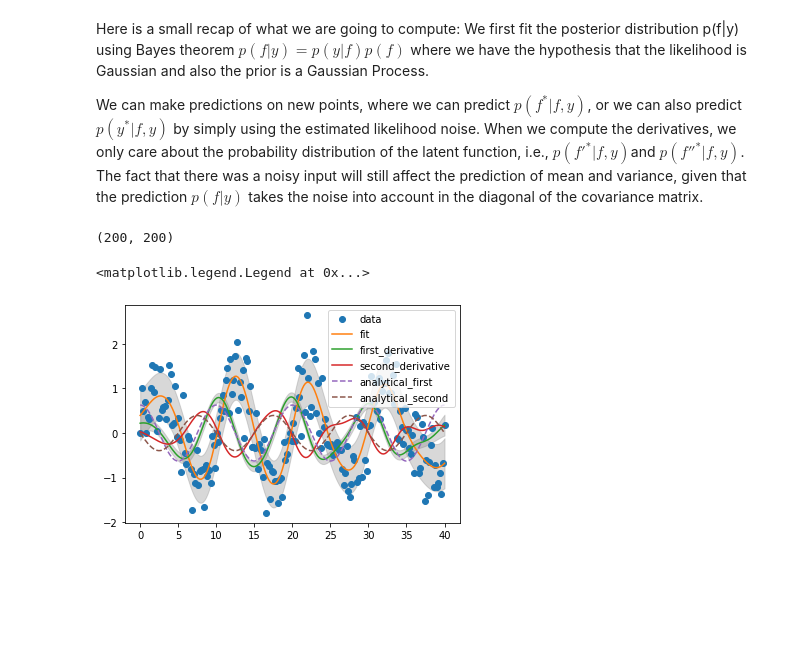
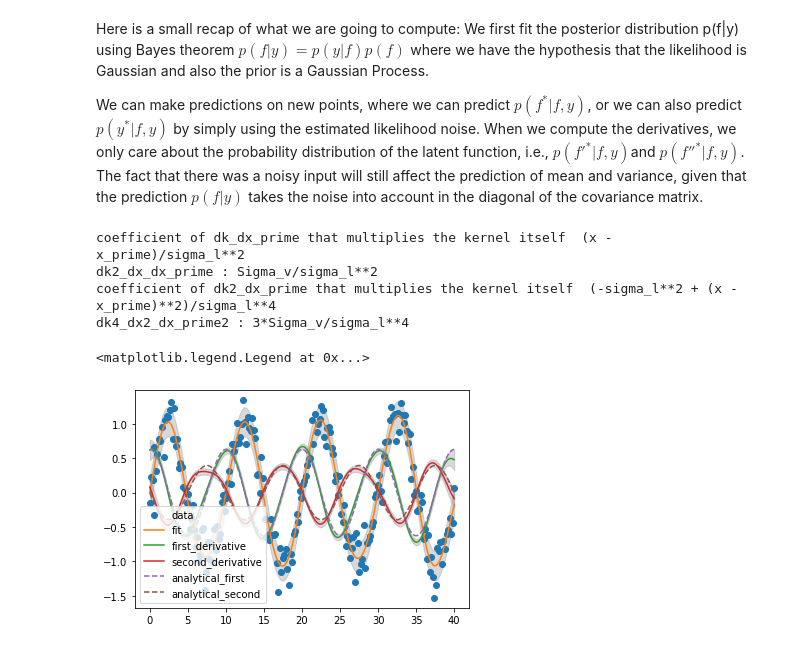
Before and after one commit to franzesegiovanni/gaussian_process_tutorials, a Jupyter notebook: Derivative_of_a_Gaussian_Process_is_a_Gaussian_Process.ipynb, the cells around one changed output. Saved outputs shown, nothing was run; the diff lists cells and outputs as text; code cells hidden in the pictures; blank space fills up the shorter version.

```diff
--- a/Derivative_of_a_Gaussian_Process_is_a_Gaussian_Process.ipynb
+++ b/Derivative_of_a_Gaussian_Process_is_a_Gaussian_Process.ipynb
@@ -16,6 +16,49 @@ from sklearn.gaussian_process.kernels import RBF, WhiteKernel, ConstantKernel as
 from scipy import linalg
 import matplotlib.pyplot as plt
 %matplotlib inline
+# %%
+from sympy import symbols, diff, exp, simplify
+
+# Define symbols
+x, x_prime, Sigma_v, sigma_l = symbols('x x_prime Sigma_v sigma_l')
+
+# Define the function k_RBF(x, x_prime)
+k_RBF = Sigma_v * exp(-(x - x_prime)**2/(2* (sigma_l)**2))
+
+
+dk_dx_prime = simplify(diff(k_RBF, x_prime, 1))
+
+# print("dk_dx_prime :", dk_dx_prime)
+
+ratio_dk_dx_prime = simplify(dk_dx_prime/ k_RBF)
+
+print("coefficient of dk_dx_prime that multiplies the kernel itself ", ratio_dk_dx_prime)
+
+dk2_dx_dx_prime = diff(diff(k_RBF, x, 1), x_prime, 1)
+
+
+dk2_dx_dx_prime= simplify(dk2_dx_dx_prime.subs(x, x_prime))
+
+
+print("dk2_dx_dx_prime :",dk2_dx_dx_prime)
+
+dk2_dx_prime = simplify(diff(k_RBF, x_prime, 2))
+
+# print("dk2_dx_prime :", dk2_dx_prime)
+
+print("coefficient of dk2_dx_prime that multiplies the kernel itself ", simplify(dk2_dx_prime/ k_RBF))
+
+dk4_dx2_dx_prime2 = diff(diff(k_RBF, x, 2), x_prime, 2)
+
+
+dk4_dx2_dx_prime2=simplify(dk4_dx2_dx_prime2.subs(x, x_prime))
+
+print("dk4_dx2_dx_prime2 :", dk4_dx2_dx_prime2)
+# %% [output]
+coefficient of dk_dx_prime that multiplies the kernel itself  (x - x_prime)/sigma_l**2
+dk2_dx_dx_prime : Sigma_v/sigma_l**2
+coefficient of dk2_dx_prime that multiplies the kernel itself  (-sigma_l**2 + (x - x_prime)**2)/sigma_l**4
+dk4_dx2_dx_prime2 : 3*Sigma_v/sigma_l**4
 # %%
 class GPR():
     def __init__(self, kernel, alpha=1e-10, n_restarts_optimizer=1):
@@ -34,7 +77,7 @@ class GPR():
 
         self.noise_var_ = gp_.alpha + self.kernel_.get_params()['k2__noise_level']
 
-        self.max_var   = self.kernel_.get_params()['k1__k1__constant_value']
+        self.Sigma_v   = self.kernel_.get_params()['k1__k1__constant_value']
 
         self.kernel_params_= [self.kernel_.get_params()['k1__k2__length_scale'], self.kernel_.get_params()['k1']]
 
@@ -44,7 +87,6 @@ class GPR():
 
     def predict(self, x, return_std=True): # here we predict p(y*|f,y)
         k_star = self.kernel_(self.X, x)
-        print(k_star.shape)
         k_star_K_inv_ = np.transpose(k_star) @ self.K_inv
         self.mu=k_star_K_inv_ @ self.Y
         self.sigma=None
@@ -71,11 +113,12 @@ class GPR():
             k_star= self.kernel_(self.X, x[i,:].reshape(1,-1))
             k_star_T=k_star.transpose()
             k_star_stack= np.vstack([k_star_T]*self.n_features)
-            dk_star_dx= k_star_stack * (self.X- x[i,:]).transpose()/ (lscale_stack** 2)
+            #coefficient of dk_dx_prime that multiplies the kernel itself  (x - x_prime)/sigma_l**2
+            dk_star_dx= k_star_stack * (self.X- x[i,:]).transpose()/ ( lscale_stack** 2)
             df_dx.append(dk_star_dx @ alfa)
             dk_star_dx_K_inv_= dk_star_dx @  self.K_inv
-
-            var_der=self.max_var/(lscale**2) - dk_star_dx_K_inv_ @ dk_star_dx.transpose()
+            #dk2_dx_dx_prime : Sigma_v/sigma_l**2
+            var_der=self.Sigma_v/(lscale**2) - dk_star_dx_K_inv_ @ dk_star_dx.transpose()
             sigma_df_dx.append(np.sqrt(var_der))
         return np.array(df_dx), np.array(sigma_df_dx)
 
@@ -96,47 +139,48 @@ class GPR():
             k_star= self.kernel_(self.X, x[i,:].reshape(1,-1))
             k_star_T=k_star.transpose()
             k_star_stack= np.vstack([k_star_T]*self.n_features)
-            dk2_star_dx2= k_star_stack * [(self.X- x[i,:]).transpose()/ (lscale_stack** 2)]* [(self.X- x[i,:]).transpose()/ (lscale_stack** 2)] - k_star_stack / (lscale_stack** 2)
-            dk2_star_dx2=dk2_star_dx2[0]
+            -Sigma_v*(2*sigma_l**2 - (x - x_prime)**2)/(4*sigma_l**4)
+            #coefficient of dk2_dx_prime that multiplies the kernel itself  (-sigma_l**2 + (x - x_prime)**2)/sigma_l**4
+            dk2_star_dx2= k_star_stack*(-(lscale_stack** 2) + (self.X- x[i,:]).transpose()**2)/(lscale_stack**4)
             df2_dx2.append(dk2_star_dx2 @ alfa)
             dk2_star_dx2_K_inv_= dk2_star_dx2 @  self.K_inv
-            var_der2=self.max_var/(lscale**4) - dk2_star_dx2_K_inv_ @ dk2_star_dx2.transpose()
+            #dk4_dx2_dx_prime2 : 3*Sigma_v/sigma_l**4
+            var_der2=3* self.Sigma_v/(lscale**4) - dk2_star_dx2_K_inv_ @ dk2_star_dx2.transpose()
             sigma_df2_dx2.append(np.sqrt(var_der2))
         return np.array(df2_dx2), np.array(sigma_df2_dx2)
 # %%
 amplitude=1
 frequency=0.1
-noise=0.3
+noise=0.2
 number_of_cycles=4
 omega= 2*np.pi*frequency
 number_samples=200
 time=np.linspace(0, number_of_cycles/frequency,number_samples)
 y=amplitude * np.sin(omega*time) + np.random.normal(0,noise,number_samples)
 dx_analytical= amplitude * omega* np.cos(omega*time)
 dx2_analytical= - amplitude * omega**2 * np.sin(omega*time)
 # prepare inputs for gp
 X=time.reshape(-1,1)
 Y=y.reshape(-1,1)
 plt.plot(X,Y, 'o')
 k = C(constant_value=1)  * RBF(1*np.ones(1)) + WhiteKernel(0.01 )
 gp=GPR(kernel=k)
 gp.fit(X,Y)
 t_test=np.linspace(0, number_of_cycles/frequency, number_samples).reshape(-1,1)
 y_pred, std =gp.predict(t_test)
 
 f_prime, std_prime=gp.predict_first_derivative(t_test)
 f_second, std_second=gp.predict_second_derivative(t_test)
 plt.plot(t_test, y_pred)
 plt.plot(t_test, f_prime[:,0,0])
 plt.plot(t_test, f_second[:,0,0])
 plt.plot(t_test, dx_analytical, '--')
 plt.plot(t_test, dx2_analytical, '--')
 plt.fill_between(t_test.reshape(-1,), y_pred.reshape(-1,)-np.diag(std), y_pred.reshape(-1,)+np.diag(std), color='gray', alpha=0.3)
 plt.fill_between(t_test.reshape(-1,), f_prime[:,0,0]-std_prime.reshape(-1,), f_prime[:,0,0]+std_prime.reshape(-1,), color='gray', alpha=0.3)
 plt.fill_between(t_test.reshape(-1,), f_second[:,0,0]-std_second.reshape(-1,), f_second[:,0,0]+std_second.reshape(-1,), color='gray', alpha=0.3)
 
 plt.legend(["data","fit","first_derivative", "second_derivative", "analytical_first", "analytical_second" ])
 # %% [output]
-(200, 200)
+<matplotlib.legend.Legend at 0x...>
-<matplotlib.legend.Legend at 0x...>
-[figure, old version]
+[figure, new version]
```
